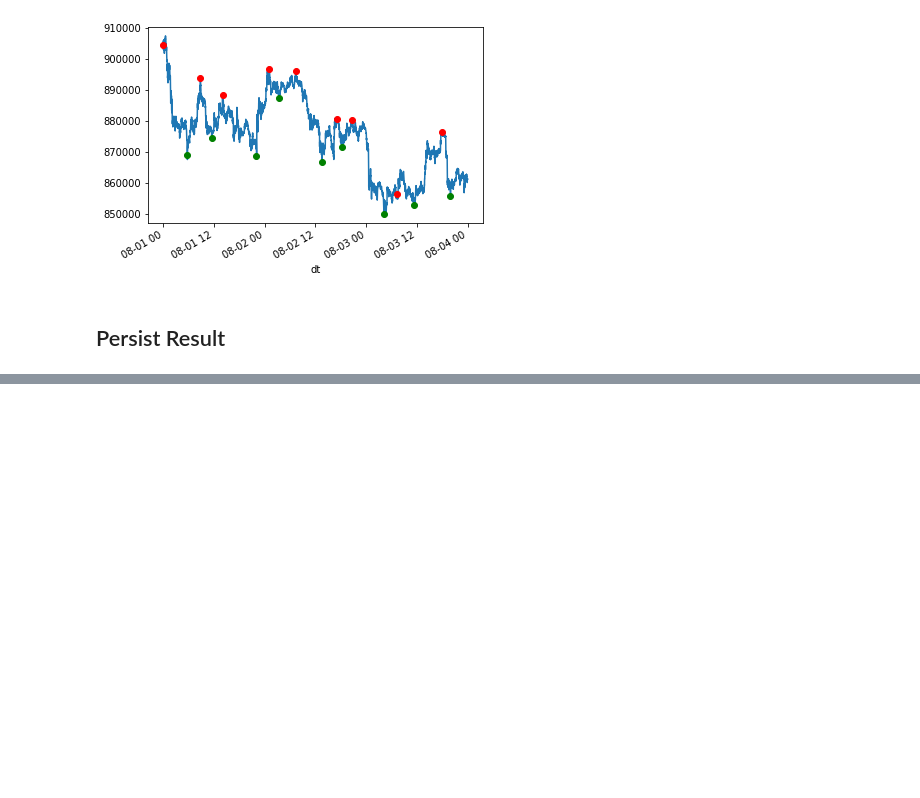
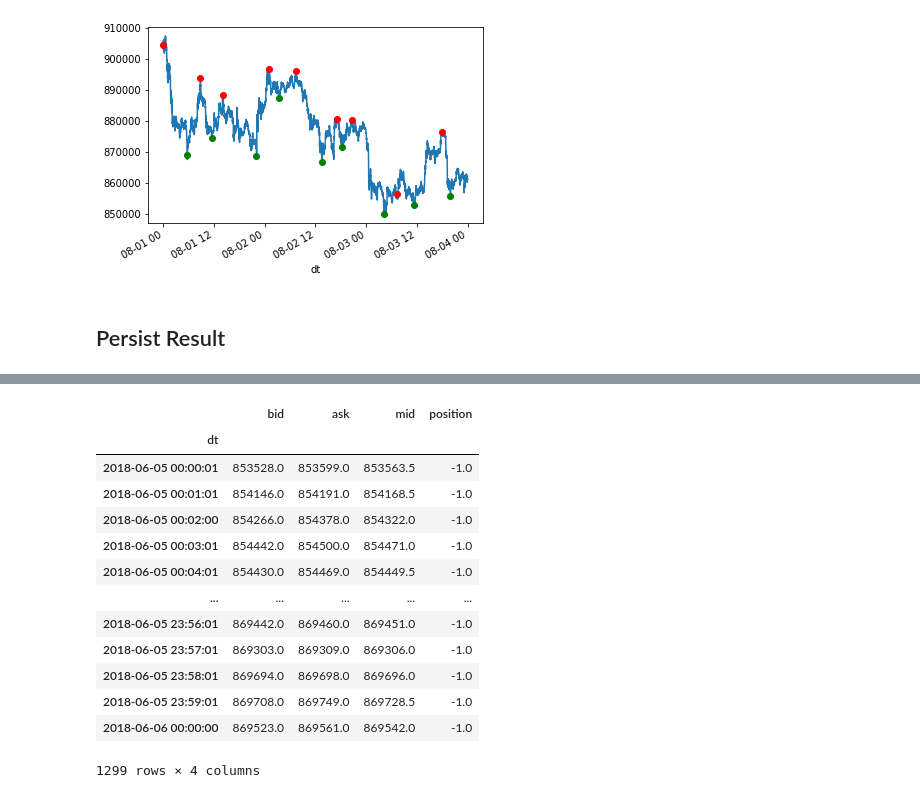
Before and after one commit to emagine-epython/epython-showcase, a Jupyter notebook: notebooks/ml/OptimalPositoinGenerator.ipynb, the cells around one changed output, grey strips where cells are left out. Cells and saved outputs as stored; diff of their text form; code cells hidden in the pictures; blank space fills up the shorter version.

Commit message:
Added training_data timeseries

```diff
--- a/notebooks/ml/OptimalPositoinGenerator.ipynb
+++ b/notebooks/ml/OptimalPositoinGenerator.ipynb
@@ -83,0 +86,23 @@ os.remove(local_filename)
+# %%
+sql_template_path = '/templates/training_data_fxbtcjpy.sql'
+
+db[sql_template_path] = '''
+WITH t AS
+    (SELECT date_parse(dt,
+        '%Y-%m-%d %H:%i:%S') AS dt,
+        bid, ask, mid, position
+    FROM training_data
+    WHERE symbol = '{pair}')
+SELECT *
+FROM t
+WHERE dt
+    BETWEEN timestamp '{start_dt:%Y-%m-%d %H:%M:%S}'
+        AND timestamp '{end_dt:%Y-%m-%d %H:%M:%S}'
+'''
+# %%
+ts = db.new('AthenaTimeSeries', '/symbols/ml/training_data/FX_BTC_JPY',
+    database='epython-marketdata',
+    res_s3_path = 's3://epython-athena/result-cache/',
+    sql_template_path=sql_template_path,
+    sql_kwargs={'pair': 'FX_BTC_JPY'})
+ts.write()
@@ -83,0 +125,17 @@ os.remove(local_filename)
+# %%
+ts.curve(date(2018, 6, 5), date(2018, 6, 6))
+# %% [output]
+|  | bid | ask | mid | position |
+| dt |  |  |  |  |
+| 2018-06-05 00:00:01 | 853528.0 | 853599.0 | 853563.5 | -1.0 |
+| 2018-06-05 00:01:01 | 854146.0 | 854191.0 | 854168.5 | -1.0 |
+| 2018-06-05 00:02:00 | 854266.0 | 854378.0 | 854322.0 | -1.0 |
+| 2018-06-05 00:03:01 | 854442.0 | 854500.0 | 854471.0 | -1.0 |
+| 2018-06-05 00:04:01 | 854430.0 | 854469.0 | 854449.5 | -1.0 |
+| ... | ... | ... | ... | ... |
+| 2018-06-05 23:56:01 | 869442.0 | 869460.0 | 869451.0 | -1.0 |
+| 2018-06-05 23:57:01 | 869303.0 | 869309.0 | 869306.0 | -1.0 |
+| 2018-06-05 23:58:01 | 869694.0 | 869698.0 | 869696.0 | -1.0 |
+| 2018-06-05 23:59:01 | 869708.0 | 869749.0 | 869728.5 | -1.0 |
+| 2018-06-06 00:00:00 | 869523.0 | 869561.0 | 869542.0 | -1.0 |
+1299 rows × 4 columns
```
Also changed, not shown: parts of 4 cells of this notebook, 1 other file.
